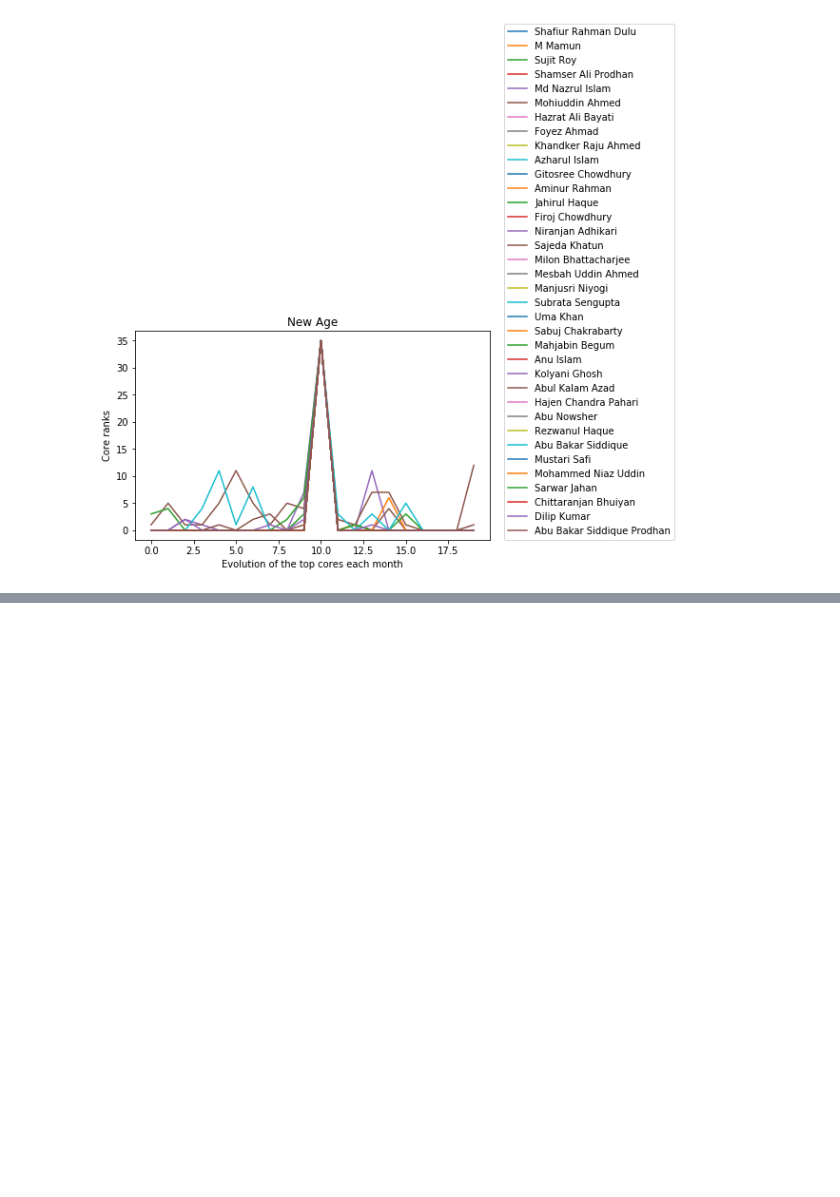
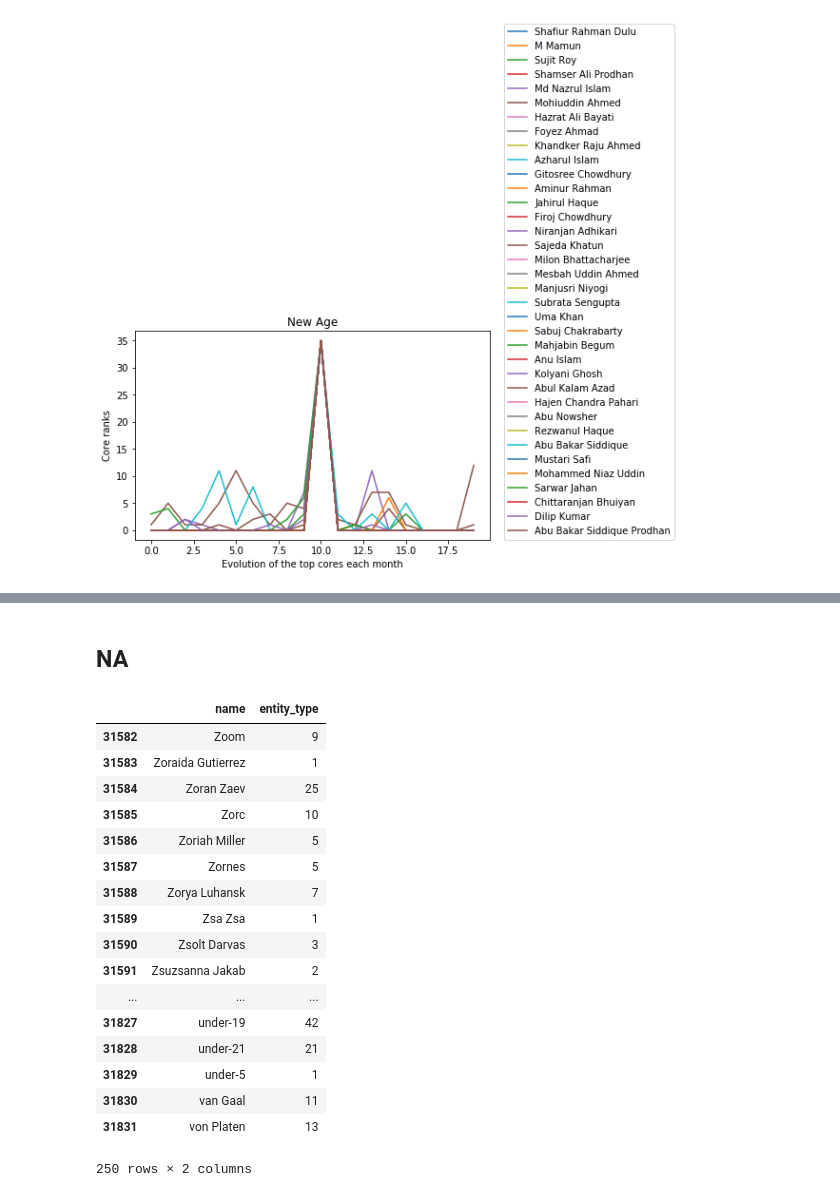
Before and after one commit to shoumikchow/Research, a Jupyter notebook: network-exploration.ipynb, the cells around one changed output, grey strips where cells are left out. Cells and saved outputs as stored; diff of their text form; code cells hidden in the pictures; blank space fills up the shorter version.

```diff
--- a/network-exploration.ipynb
+++ b/network-exploration.ipynb
@@ -917,0 +985,2 @@ plt.show()
+# %% [markdown]
+## NA
@@ -917,0 +990,38 @@ plt.show()
+# %%
+first = df[['entity0', 'type0']]
+first = first[first['type0'] == 'person']
+first.columns = ['name', 'entity_type']
+# %%
+second = df[['entity1', 'type1']]
+second = second[second['type1'] == 'person']
+second.columns = ['name', 'entity_type']
+# %%
+both = pd.concat([first, second]).reset_index()
+# %%
+count = both.groupby('name').count().reset_index()
+count.drop(['index'], axis=1, inplace=True)
+# %%
+# count.drop(count.index[0:85], inplace=True)
+# count.drop(count.index[-58:], inplace=True)
+# count.sort_values(by='entity_type', ascending=False, inplace=True)
+
+count.tail(20)
+# %% [output]
+|  | name | entity_type |
+| 31582 | Zoom | 9 |
+| 31583 | Zoraida Gutierrez | 1 |
+| 31584 | Zoran Zaev | 25 |
+| 31585 | Zorc | 10 |
+| 31586 | Zoriah Miller | 5 |
+| 31587 | Zornes | 5 |
+| 31588 | Zorya Luhansk | 7 |
+| 31589 | Zsa Zsa | 1 |
+| 31590 | Zsolt Darvas | 3 |
+| 31591 | Zsuzsanna Jakab | 2 |
+| ... | ... | ... |
+| 31827 | under-19 | 42 |
+| 31828 | under-21 | 21 |
+| 31829 | under-5 | 1 |
+| 31830 | van Gaal | 11 |
+| 31831 | von Platen | 13 |
+250 rows × 2 columns
```
Also changed, not shown: parts of 20 cells of this notebook, 6 other files.
